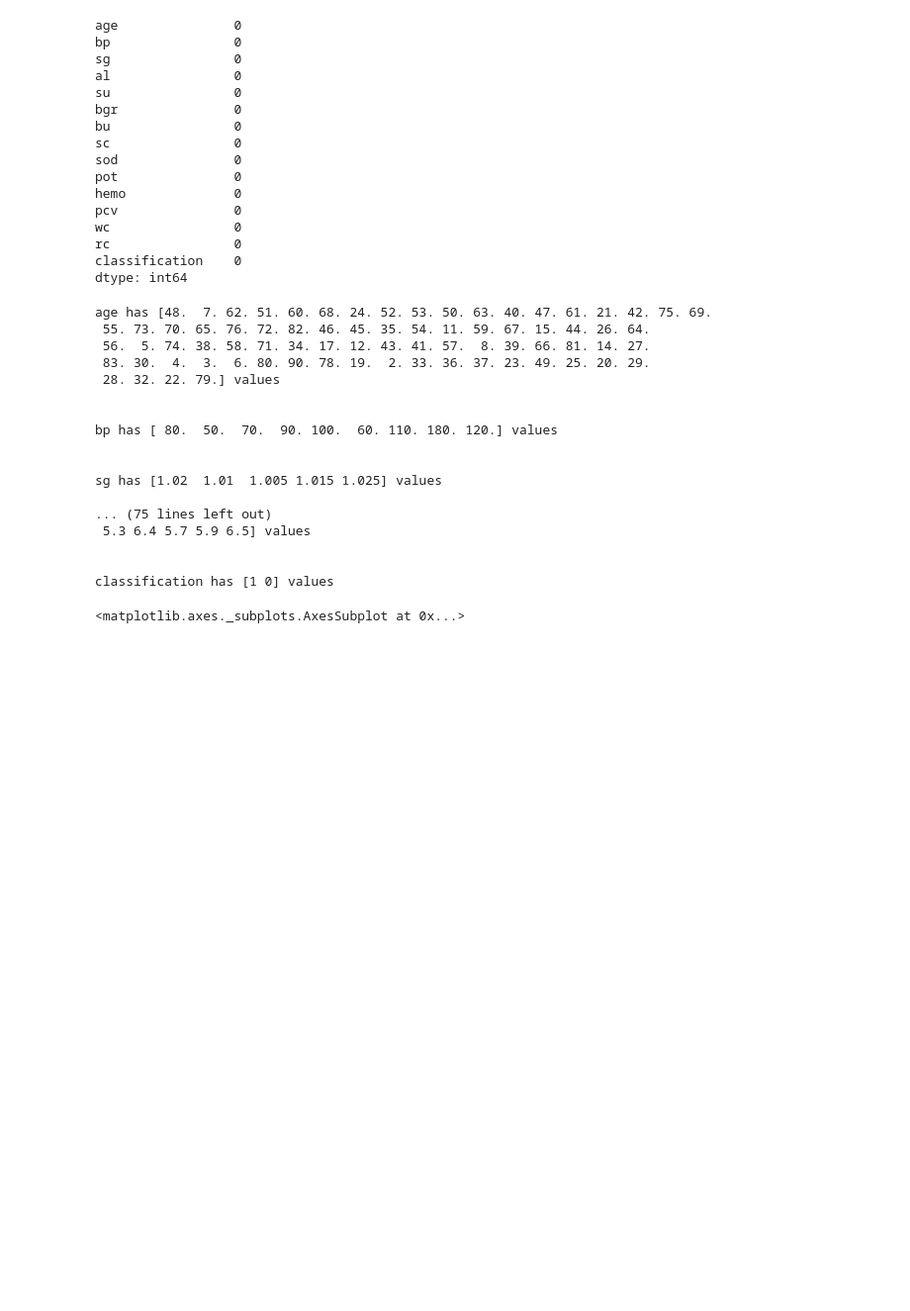
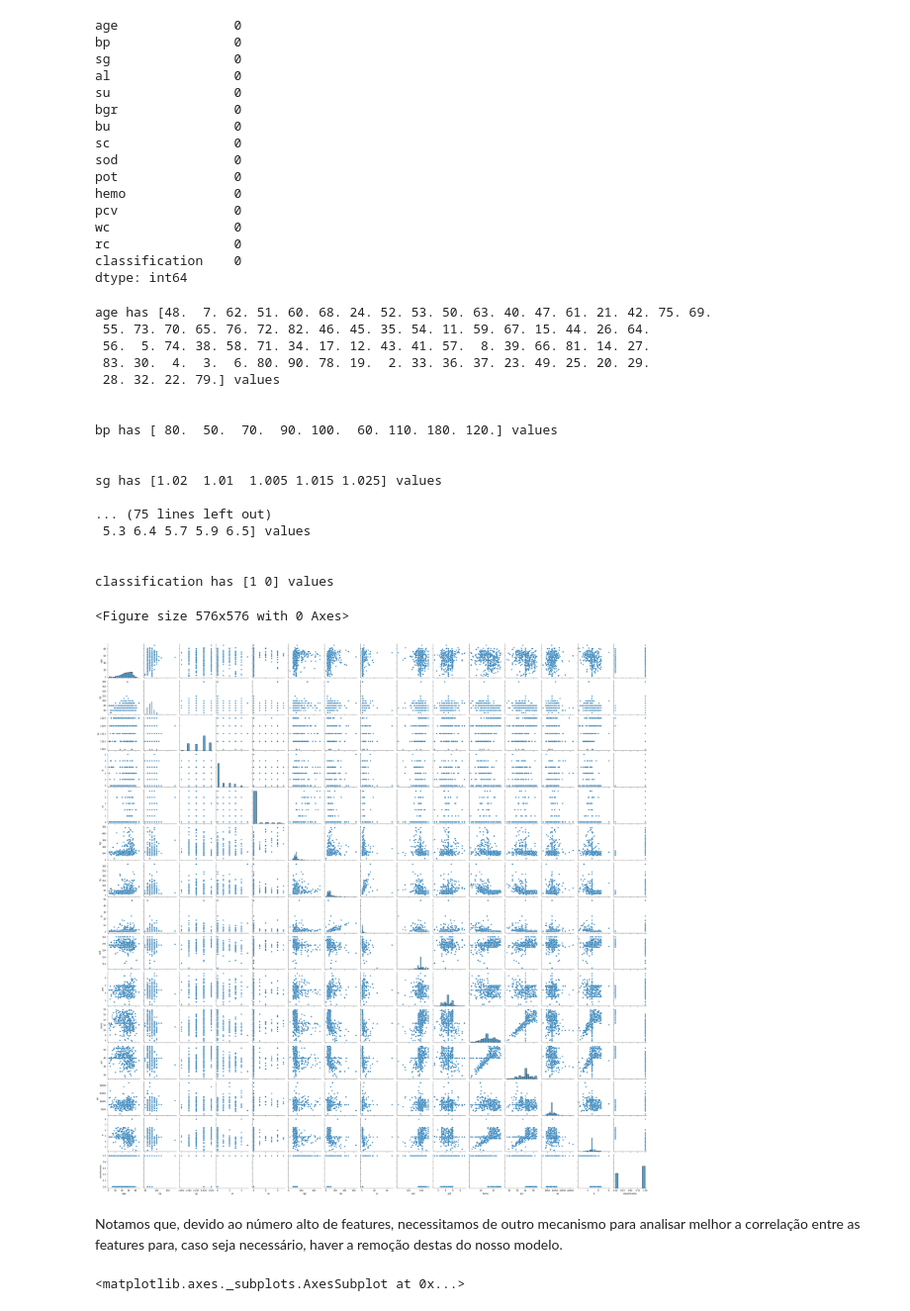
Before and after one commit to joaopmarinho/Chronic-kidney-disease, a Jupyter notebook: CKD_Predictor.ipynb, the cells around one changed output. Shown at 99% size. Cells and saved outputs as stored; diff of their text form; code cells hidden in the pictures; blank space fills up the shorter version.

```diff
--- a/CKD_Predictor.ipynb
+++ b/CKD_Predictor.ipynb
@@ -343,6 +427,16 @@ sg has [1.02  1.01  1.005 1.015 1.025] values
 
 
 classification has [1 0] values
+# %%
+# Utilizando pairplot para observar a correlação das features visualmente
+plt.figure(figsize=(8,8))
+sns.pairplot(df[cat_col],palette='coolwarm')
+plt.show()
+# %% [output]
+<Figure size 576x576 with 0 Axes>
+[figure, added]
+# %% [markdown]
+Notamos que, devido ao número alto de features, necessitamos de outro mecanismo para analisar melhor a correlação entre as features para, caso seja necessário, haver a remoção destas do nosso modelo.
 # %%
 # Mapa de correlação entre as features
 plt.figure(figsize=(17,10))
```
Also changed, not shown: parts of 30 cells of this notebook.
